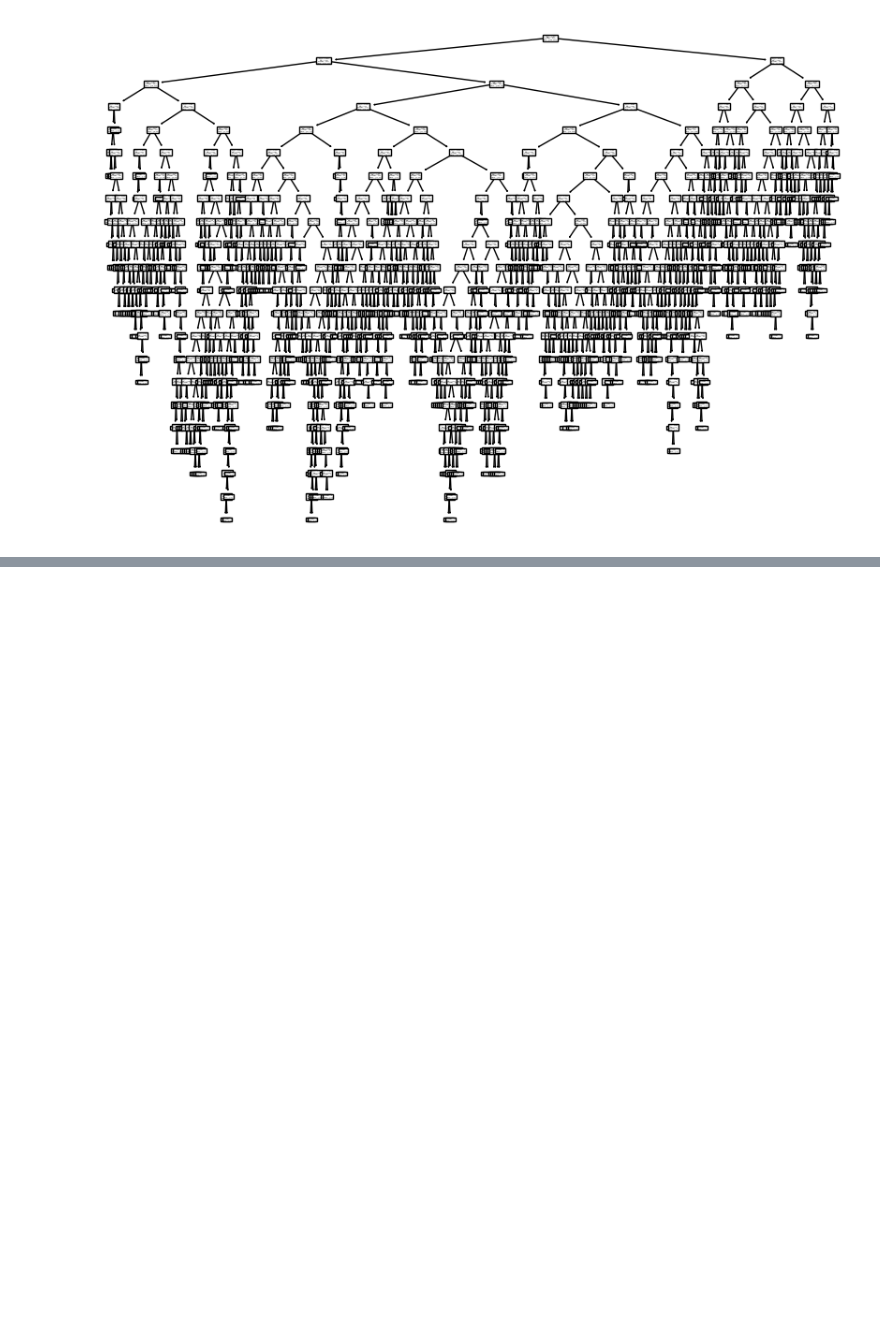
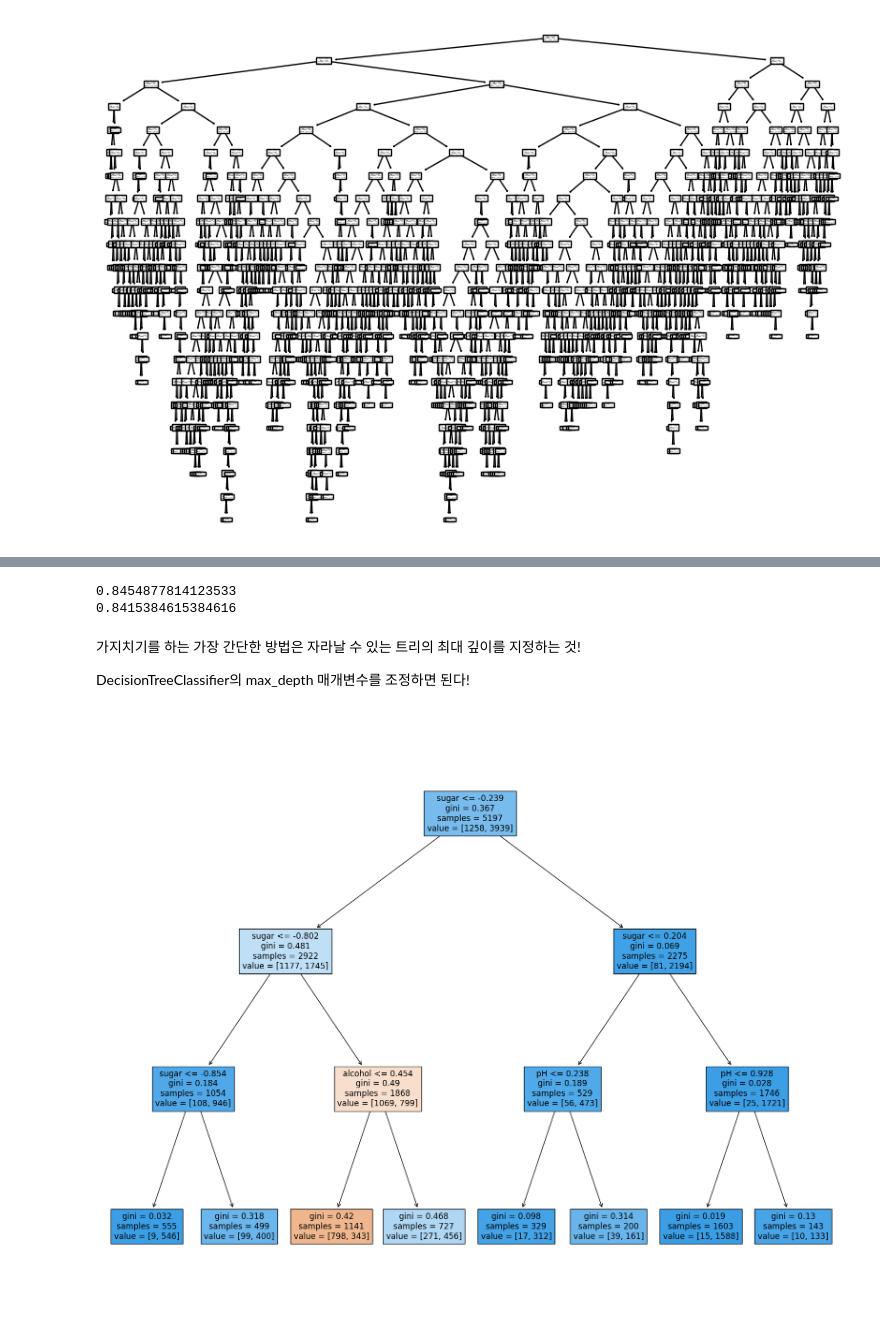
Before and after one commit to Vida0822/MachinLearning_Basic, a Jupyter notebook: decision_tree.ipynb, the cells around one changed output, grey strips where cells are left out. Saved outputs shown, nothing was run; the diff lists cells and outputs as text; code cells hidden in the pictures; blank space fills up the shorter version.

```diff
--- a/decision_tree.ipynb
+++ b/decision_tree.ipynb
@@ -145,0 +258,26 @@ plt.show()
+# %%
+from sklearn.tree import DecisionTreeClassifier
+
+dt = DecisionTreeClassifier(max_depth = 3, random_state = 42)
+
+dt.fit(train_scaled, train_target)
+print(dt.score(train_scaled, train_target))
+print(dt.score(test_scaled, test_target))
+# %% [output]
+0.8454877814123533
+0.8415384615384616
+# %% [markdown]
+가지치기를 하는 가장 간단한 방법은 자라날 수 있는 트리의 최대 깊이를 지정하는 것!
+
+DecisionTreeClassifier의 max_depth 매개변수를 조정하면 된다!
+
+<br>
+# %%
+import matplotlib.pyplot as plt
+from sklearn.tree import plot_tree
+
+plt.figure(figsize = (20,15))
+plot_tree(dt, filled=True, feature_names = ['alcohol', 'sugar', 'pH'])
+plt.show()
+# %% [output]
+[figure, added]
```
Also changed, not shown: parts of 23 cells of this notebook.
